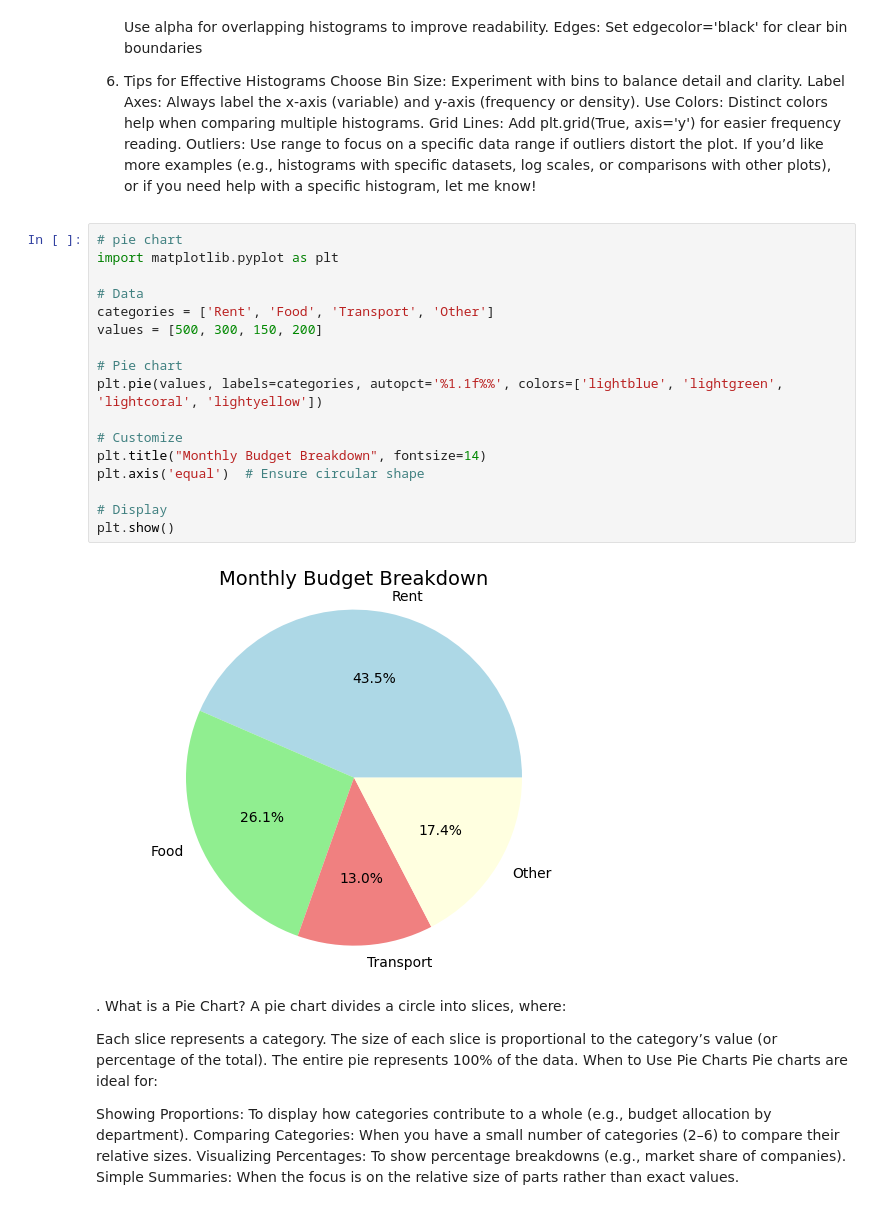
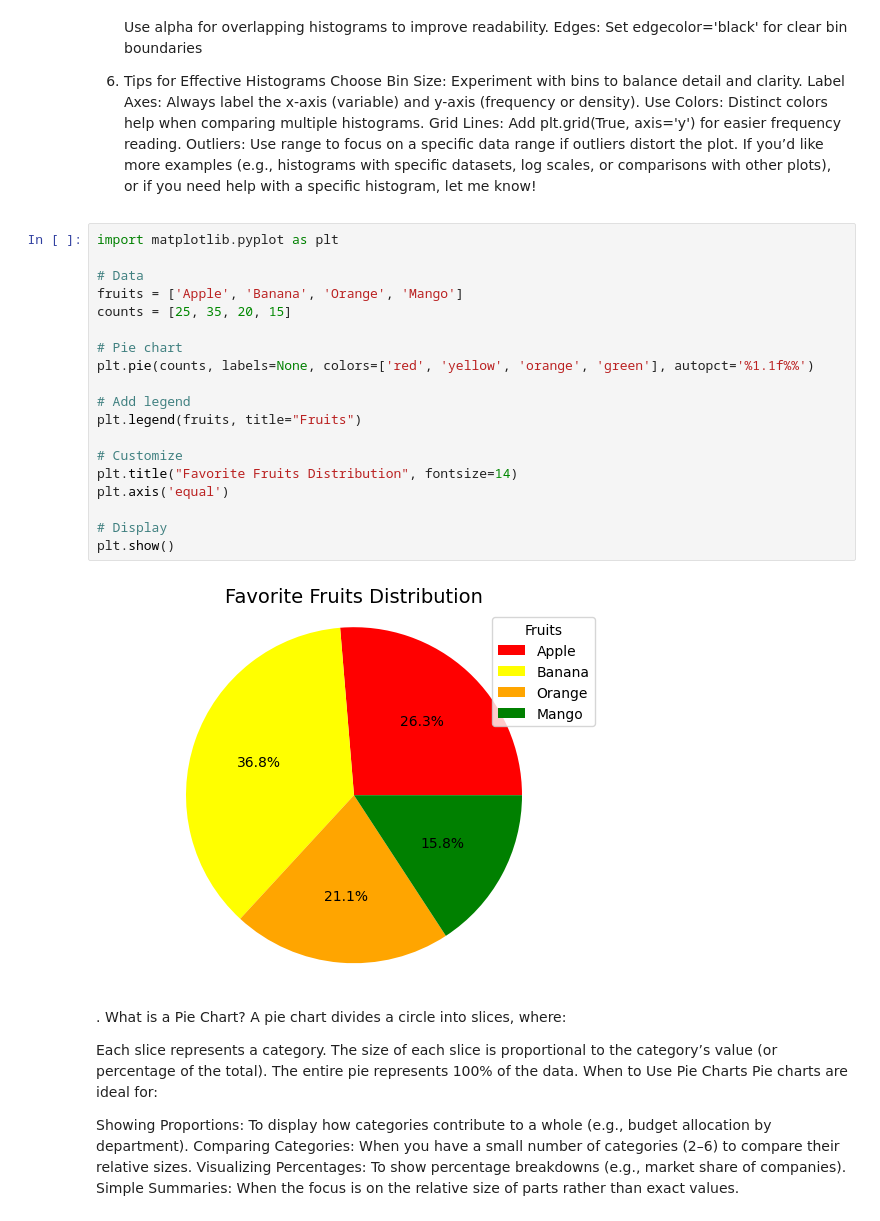
Before and after one commit to Misbahuddin111/Data-visualization, a Jupyter notebook: 23 session ploting using matplot .ipynb, the cells around one changed output. Saved outputs shown, nothing was run; the diff lists cells and outputs as text.

Commit message:
data visualization

```diff
--- a/23 session ploting using matplot .ipynb
+++ b/23 session ploting using matplot .ipynb
@@ -353,24 +383,26 @@ Grid Lines: Add plt.grid(True, axis='y') for easier frequency reading.
 Outliers: Use range to focus on a specific data range if outliers distort the plot.
 If you’d like more examples (e.g., histograms with specific datasets, log scales, or comparisons with other plots), or if you need help with a specific histogram, let me know!
 # %%
-# pie chart
 import matplotlib.pyplot as plt
 
 # Data
-categories = ['Rent', 'Food', 'Transport', 'Other']
-values = [500, 300, 150, 200]
+fruits = ['Apple', 'Banana', 'Orange', 'Mango']
+counts = [25, 35, 20, 15]
 
 # Pie chart
-plt.pie(values, labels=categories, autopct='%1.1f%%', colors=['lightblue', 'lightgreen', 'lightcoral', 'lightyellow'])
+plt.pie(counts, labels=None, colors=['red', 'yellow', 'orange', 'green'], autopct='%1.1f%%')
+
+# Add legend
+plt.legend(fruits, title="Fruits")
 
 # Customize
-plt.title("Monthly Budget Breakdown", fontsize=14)
-plt.axis('equal')  # Ensure circular shape
+plt.title("Favorite Fruits Distribution", fontsize=14)
+plt.axis('equal')
 
 # Display
 plt.show()
 # %% [output]
-[figure, old version]
+[figure, new version]
 # %% [markdown]
 . What is a Pie Chart?
 A pie chart divides a circle into slices, where:
```
Also changed, not shown: parts of 9 cells of this notebook, 2 other files.
